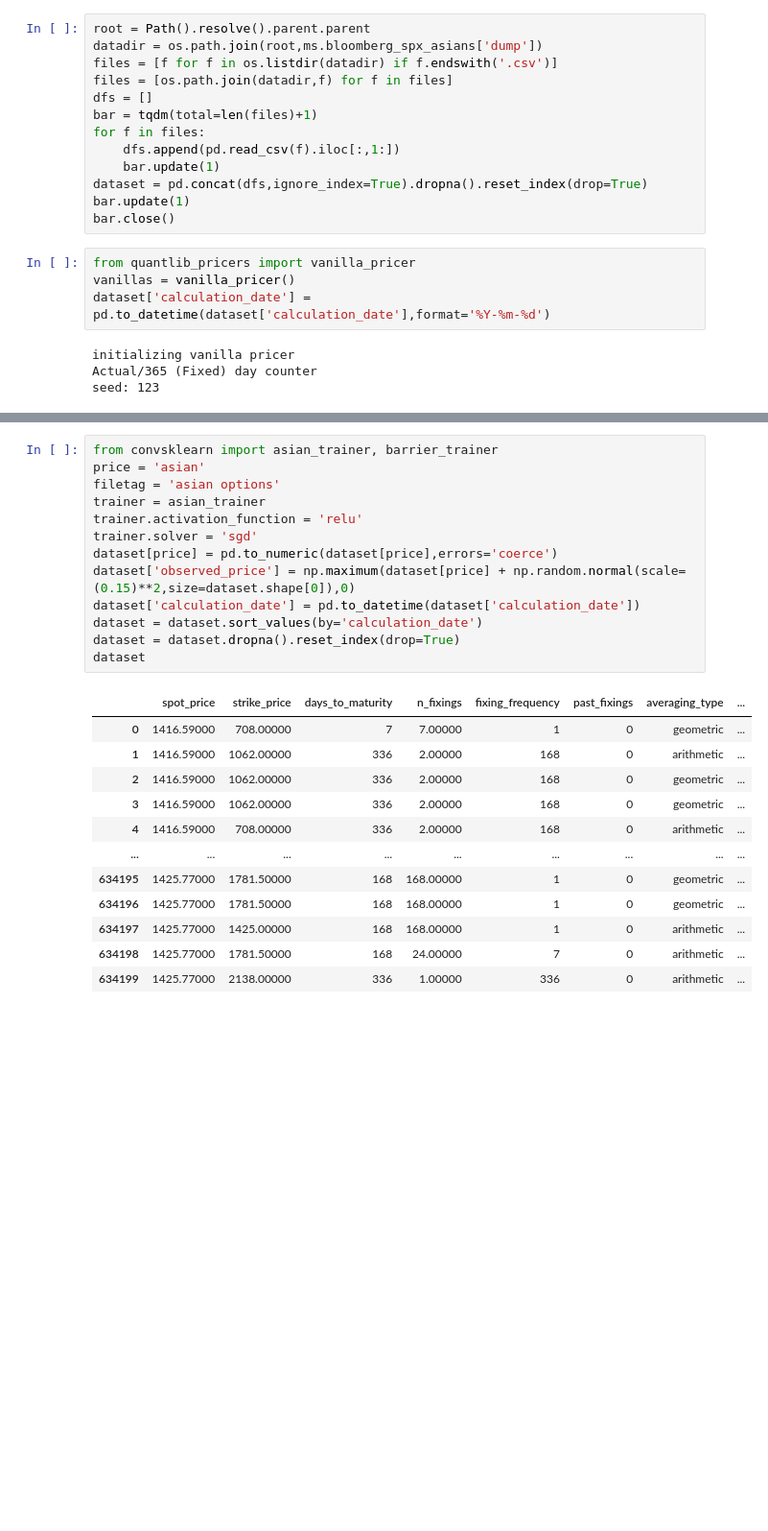
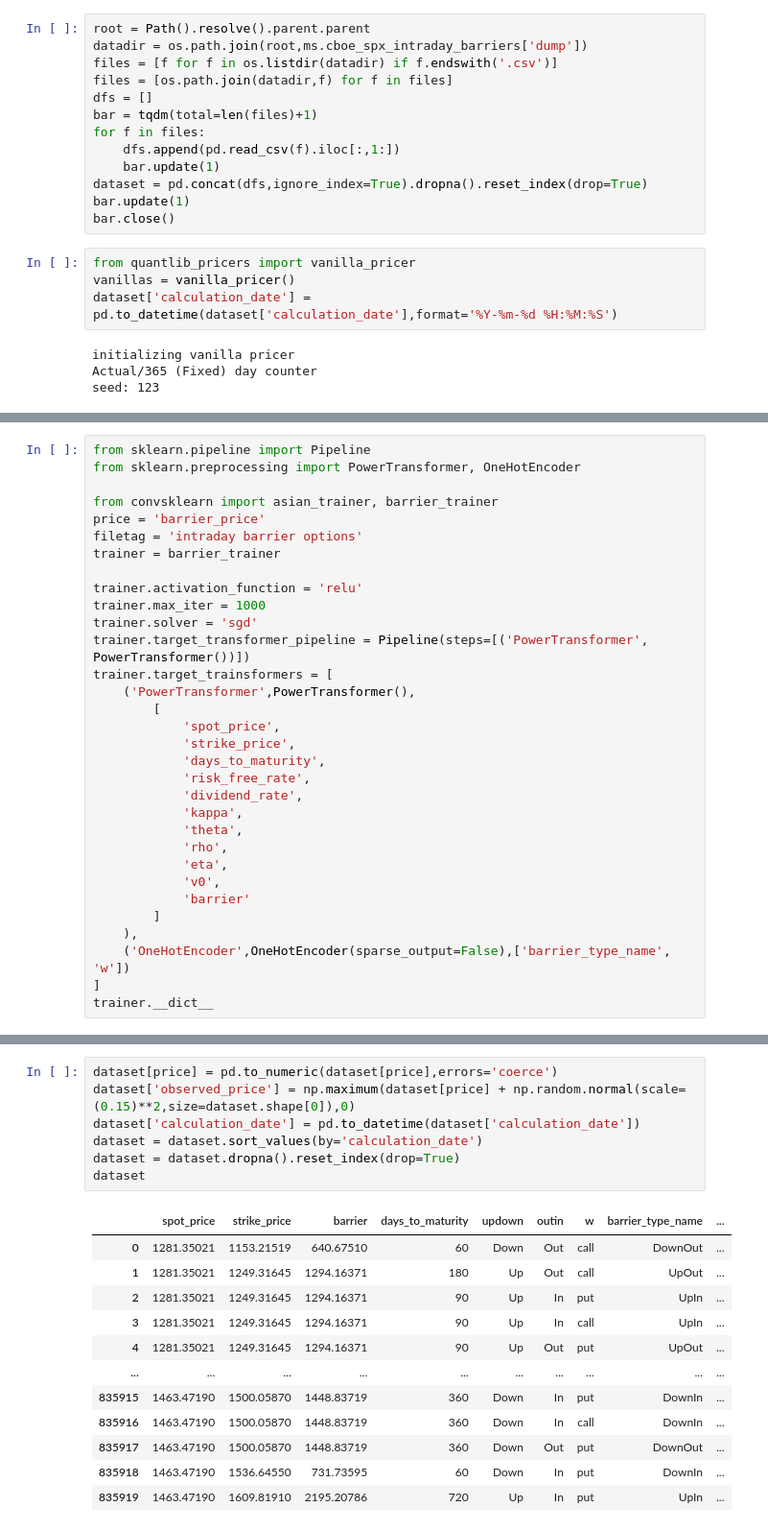
Before and after one commit to boomelage/machine-learning-option-pricing, a Jupyter notebook: train_routine.ipynb, the cells around one changed output, grey strips where cells are left out. Shown at 96% size. Saved outputs shown, nothing was run; the diff lists cells and outputs as text; blank space fills up the shorter version.

```diff
--- a/train_routine.ipynb
+++ b/train_routine.ipynb
@@ -31,6 +31,6 @@ Sun Oct 27 08:04:37 2024
 # %%
 root = Path().resolve().parent.parent
-datadir = os.path.join(root,ms.bloomberg_spx_asians['dump'])
+datadir = os.path.join(root,ms.cboe_spx_intraday_barriers['dump'])
 files = [f for f in os.listdir(datadir) if f.endswith('.csv')]
 files = [os.path.join(datadir,f) for f in files]
 dfs = []
@@ -44,7 +44,7 @@ bar.close()
 # %%
 from quantlib_pricers import vanilla_pricer
 vanillas = vanilla_pricer()
-dataset['calculation_date'] = pd.to_datetime(dataset['calculation_date'],format='%Y-%m-%d')
+dataset['calculation_date'] = pd.to_datetime(dataset['calculation_date'],format='%Y-%m-%d %H:%M:%S')
 # %% [output]
 initializing vanilla pricer
 Actual/365 (Fixed) day counter
@@ -51,0 +54,32 @@ seed: 123
+# %%
+from sklearn.pipeline import Pipeline
+from sklearn.preprocessing import PowerTransformer, OneHotEncoder
+
+from convsklearn import asian_trainer, barrier_trainer
+price = 'barrier_price'
+filetag = 'intraday barrier options'
+trainer = barrier_trainer
+
+trainer.activation_function = 'relu'
+trainer.max_iter = 1000
+trainer.solver = 'sgd'
+trainer.target_transformer_pipeline = Pipeline(steps=[('PowerTransformer', PowerTransformer())])
+trainer.target_trainsformers = [
+    ('PowerTransformer',PowerTransformer(),
+        [
+            'spot_price',
+            'strike_price',
+            'days_to_maturity',
+            'risk_free_rate',
+            'dividend_rate',
+            'kappa',
+            'theta',
+            'rho',
+            'eta',
+            'v0',
+            'barrier'
+        ]
+    ),
+    ('OneHotEncoder',OneHotEncoder(sparse_output=False),['barrier_type_name', 'w'])
+]
+trainer.__dict__
@@ -54,26 +106,20 @@ seed: 123
 # %%
-from convsklearn import asian_trainer, barrier_trainer
-price = 'asian'
-filetag = 'asian options'
-trainer = asian_trainer
-trainer.activation_function = 'relu'
-trainer.solver = 'sgd'
 dataset[price] = pd.to_numeric(dataset[price],errors='coerce')
 dataset['observed_price'] = np.maximum(dataset[price] + np.random.normal(scale=(0.15)**2,size=dataset.shape[0]),0)
 dataset['calculation_date'] = pd.to_datetime(dataset['calculation_date'])
 dataset = dataset.sort_values(by='calculation_date')
 dataset = dataset.dropna().reset_index(drop=True)
 dataset
 # %% [output]
-|  | spot_price | strike_price | days_to_maturity | n_fixings | fixing_frequency | past_fixings | averaging_type | ... |
-| 0 | 1416.59000 | 708.00000 | 7 | 7.00000 | 1 | 0 | geometric | ... |
-| 1 | 1416.59000 | 1062.00000 | 336 | 2.00000 | 168 | 0 | arithmetic | ... |
-| 2 | 1416.59000 | 1062.00000 | 336 | 2.00000 | 168 | 0 | geometric | ... |
-| 3 | 1416.59000 | 1062.00000 | 336 | 2.00000 | 168 | 0 | geometric | ... |
-| 4 | 1416.59000 | 708.00000 | 336 | 2.00000 | 168 | 0 | arithmetic | ... |
-| ... | ... | ... | ... | ... | ... | ... | ... | ... |
-| 634195 | 1425.77000 | 1781.50000 | 168 | 168.00000 | 1 | 0 | geometric | ... |
-| 634196 | 1425.77000 | 1781.50000 | 168 | 168.00000 | 1 | 0 | geometric | ... |
-| 634197 | 1425.77000 | 1425.00000 | 168 | 168.00000 | 1 | 0 | arithmetic | ... |
-| 634198 | 1425.77000 | 1781.50000 | 168 | 24.00000 | 7 | 0 | arithmetic | ... |
-| 634199 | 1425.77000 | 2138.00000 | 336 | 1.00000 | 336 | 0 | arithmetic | ... |
+|  | spot_price | strike_price | barrier | days_to_maturity | updown | outin | w | barrier_type_name | ... |
+| 0 | 1281.35021 | 1153.21519 | 640.67510 | 60 | Down | Out | call | DownOut | ... |
+| 1 | 1281.35021 | 1249.31645 | 1294.16371 | 180 | Up | Out | call | UpOut | ... |
+| 2 | 1281.35021 | 1249.31645 | 1294.16371 | 90 | Up | In | put | UpIn | ... |
+| 3 | 1281.35021 | 1249.31645 | 1294.16371 | 90 | Up | In | call | UpIn | ... |
+| 4 | 1281.35021 | 1249.31645 | 1294.16371 | 90 | Up | Out | put | UpOut | ... |
+| ... | ... | ... | ... | ... | ... | ... | ... | ... | ... |
+| 835915 | 1463.47190 | 1500.05870 | 1448.83719 | 360 | Down | In | put | DownIn | ... |
+| 835916 | 1463.47190 | 1500.05870 | 1448.83719 | 360 | Down | In | call | DownIn | ... |
+| 835917 | 1463.47190 | 1500.05870 | 1448.83719 | 360 | Down | Out | put | DownOut | ... |
+| 835918 | 1463.47190 | 1536.64550 | 731.73595 | 60 | Down | In | put | DownIn | ... |
+| 835919 | 1463.47190 | 1609.81910 | 2195.20786 | 720 | Up | In | put | UpIn | ... |
```
Also changed, not shown: parts of 18 cells of this notebook.
